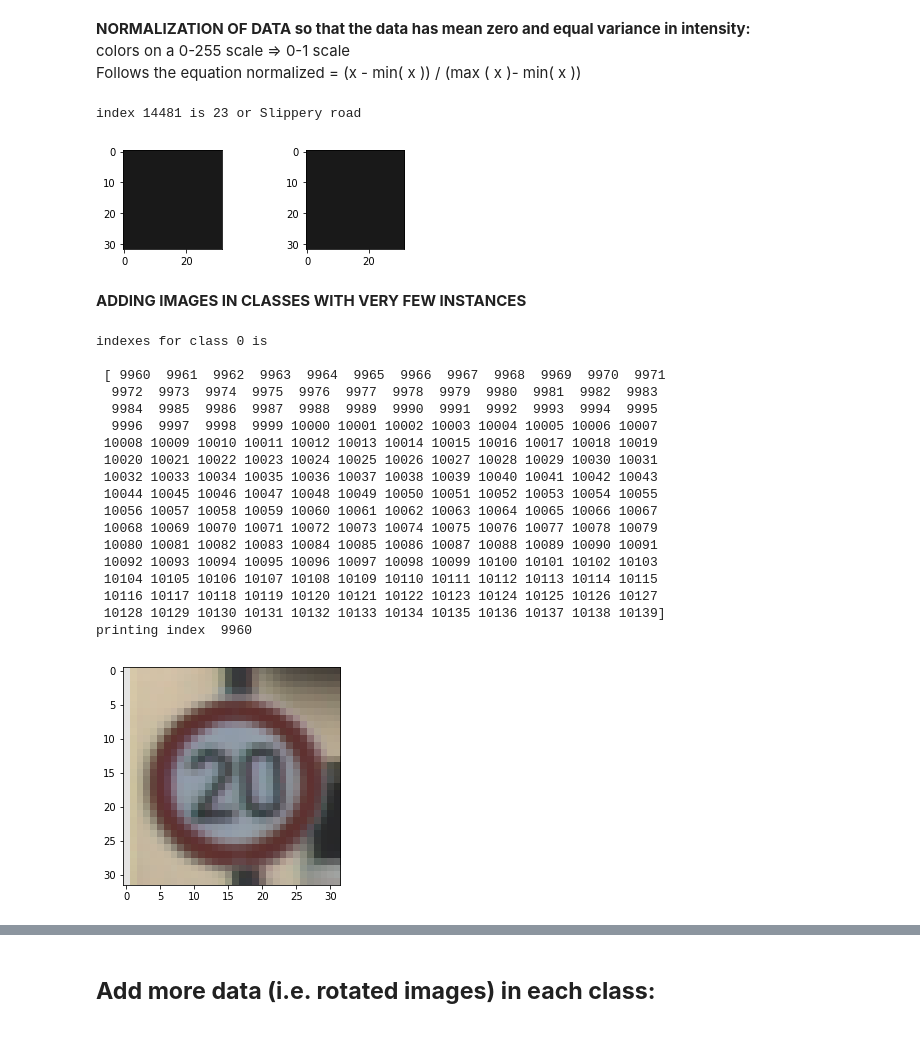
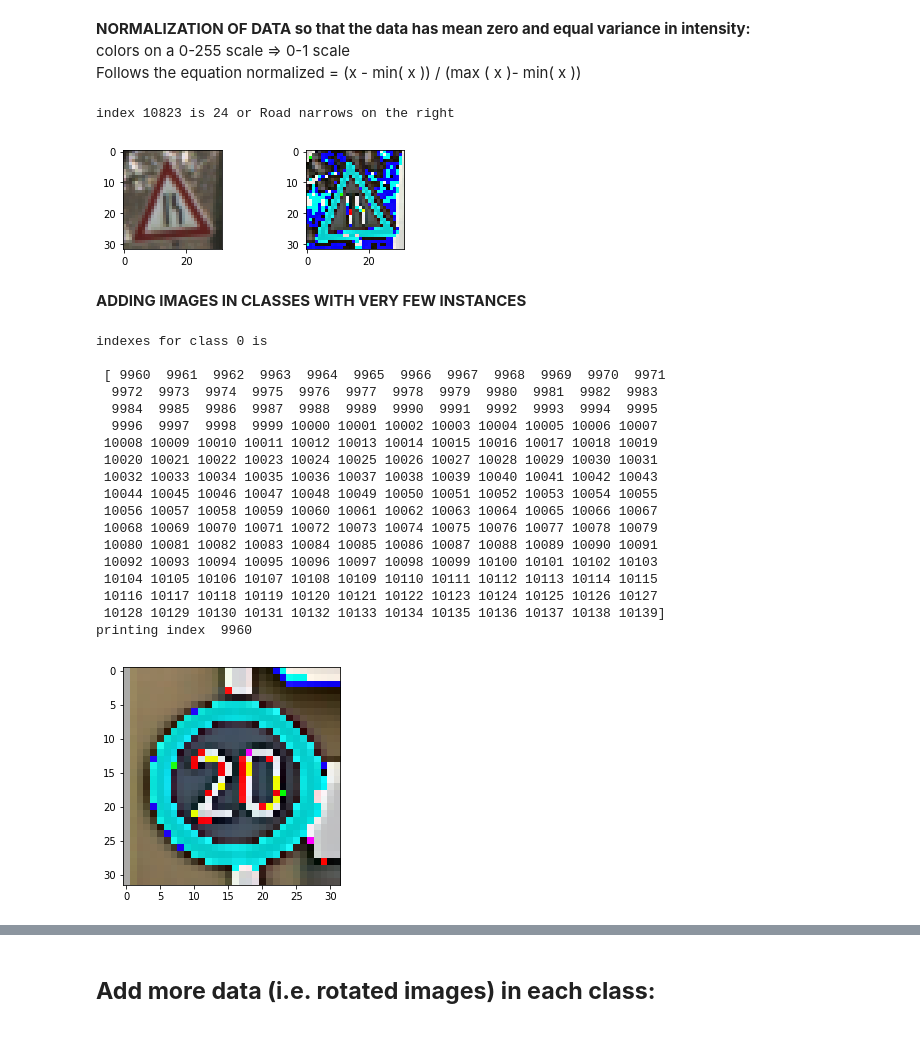
Before and after one commit to sebastienpig/TrafficSignClassifier, a Jupyter notebook: SebastienPignolo_TrafficSignClassifier.ipynb, the cells around one changed output, grey strips where cells are left out. Drawn from its saved outputs; the diff is of its cells as text; code cells hidden in the pictures.

```diff
--- a/SebastienPignolo_TrafficSignClassifier.ipynb
+++ b/SebastienPignolo_TrafficSignClassifier.ipynb
@@ -258,28 +258,34 @@ Here is an example of a [published baseline model on this problem](http://yann.l
 # %%
 def normalize_image(X):
     X_norm = X
     X_norm = (X - X.mean())/(np.max(X) - np.min(X))
-
-    return X / 255 * 0.8 + 0.1 #X_norm
+    #X = X / 255 * 0.8 + 0.1
+    return X_norm
+"""
+    X_Norm = np.zeros((len(X), 32, 32, 3), np.float64)
+    for index, img in enumerate(X):
+        X_Norm[index] = (img.astype(np.float64) - 128)/128
+    return X_Norm
+"""
 
 # displaying an example of image before and after normalization
 index=random.randint(0, n_train)
 image_before_norm = X_train[index]
 plt.subplot(2,2,1)
 plt.imshow(image_before_norm)
 
 X_train = normalize_image (X_train)
 X_test = normalize_image (X_test)
 
 print ("index %s is %s or %s "%(index,str(y_train[index]), sign_dictionary[str(y_train[index])]))
 plt.subplot(2,2,2)
 
 #image after normalization
 plt.imshow(X_train[index])
 plt.show()
 # %% [output]
-index 14481 is 23 or Slippery road
+index 10823 is 24 or Road narrows on the right
-[figure, old version]
+[figure, new version]
 # %% [markdown]
 <b> ADDING IMAGES IN CLASSES WITH VERY FEW INSTANCES </b>
 # %%
@@ -316,7 +322,7 @@ indexes for class 0 is
  10116 10117 10118 10119 10120 10121 10122 10123 10124 10125 10126 10127
  10128 10129 10130 10131 10132 10133 10134 10135 10136 10137 10138 10139]
 printing index  9960
-[figure, old version]
+[figure, new version]
 # %%
 import cv2
 
```
Also changed, not shown: parts of 12 cells of this notebook.
